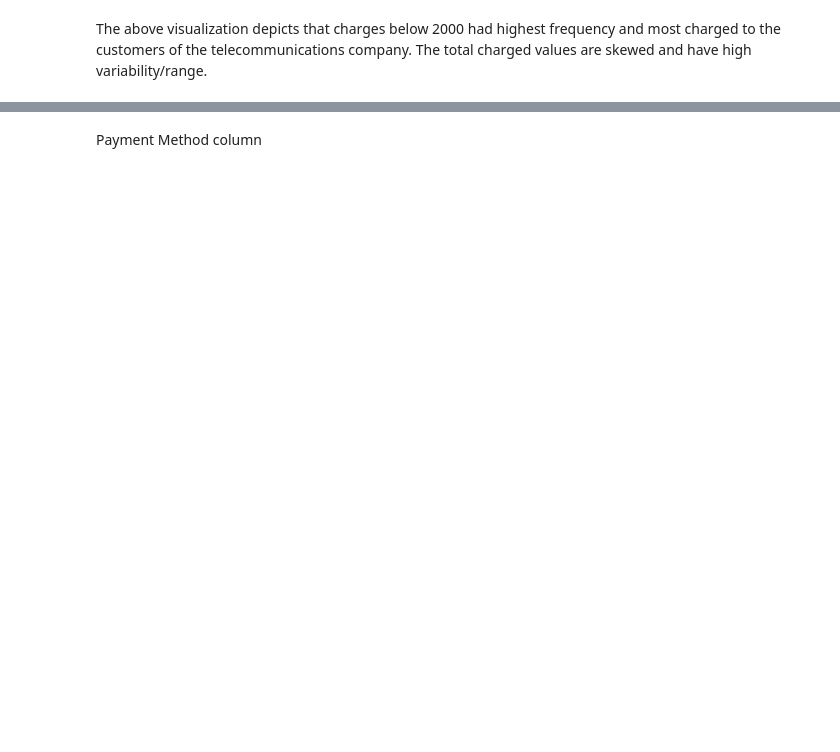
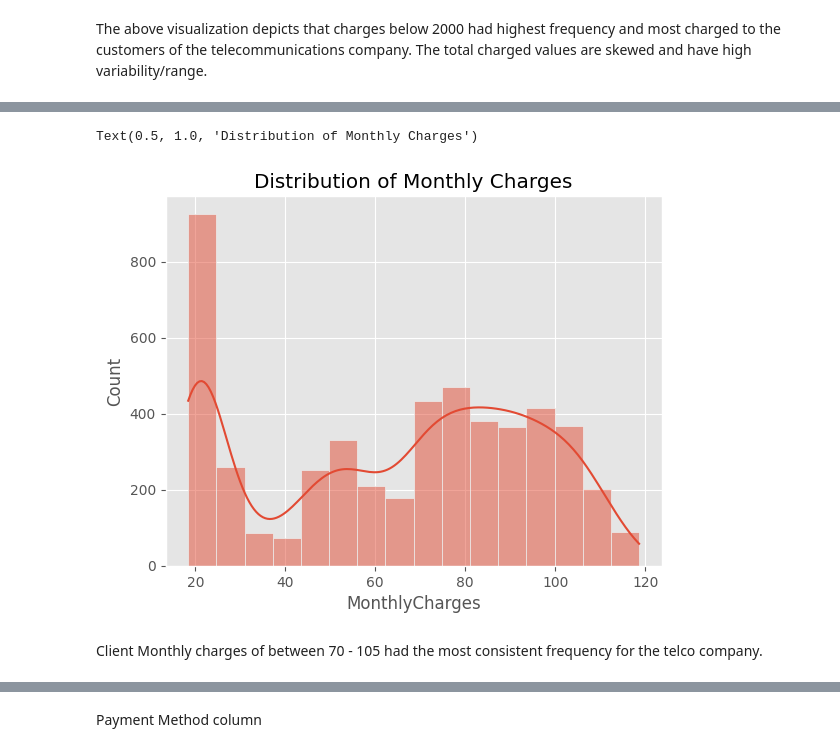
Before and after one commit to kaitany/Telecommunications-Churn-Analysis, a Jupyter notebook: Predicting_Customer_Churn.ipynb, the cells around one changed output, grey strips where cells are left out. Cells and saved outputs as stored; diff of their text form; code cells hidden in the pictures; blank space fills up the shorter version.

```diff
--- a/Predicting_Customer_Churn.ipynb
+++ b/Predicting_Customer_Churn.ipynb
@@ -1181,0 +1196,10 @@ Multiplelines column
+# %%
+# Create the histogram plot of Monthly charges using seaborn
+
+sns.histplot(data=df['MonthlyCharges'], kde=True)
+plt.title('Distribution of Monthly Charges')
+# %% [output]
+Text(0.5, 1.0, 'Distribution of Monthly Charges')
+[figure, added]
+# %% [markdown]
+Client Monthly charges of between 70 - 105 had the most consistent frequency for the telco company.
```
Also changed, not shown: parts of 214 cells of this notebook, 1 other file.
